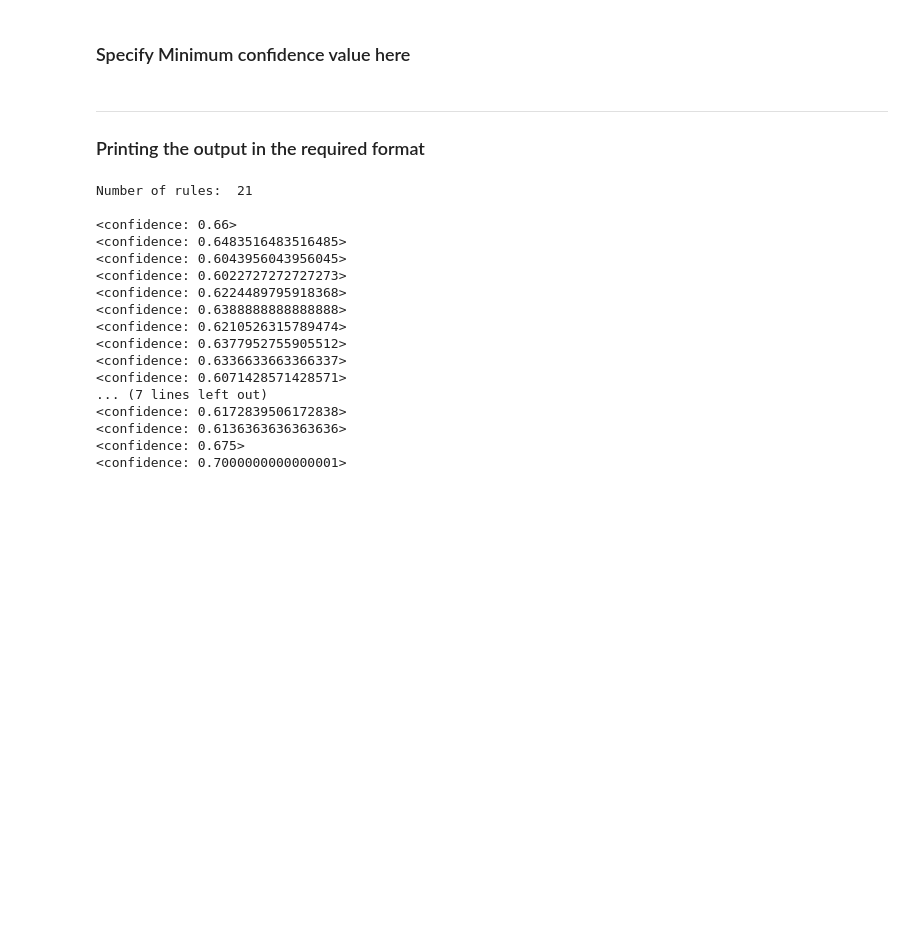
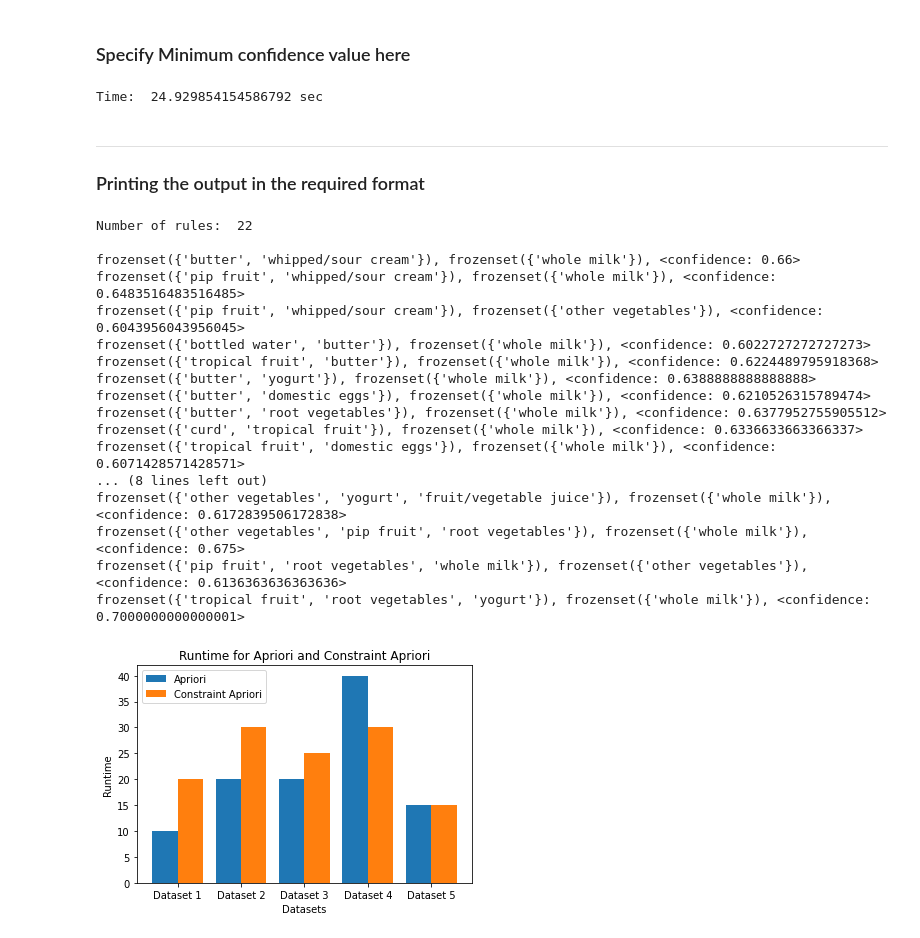
Before and after one commit to KGCVX/Apriori_constraint, a Jupyter notebook: Apriori.ipynb, the cells around one changed output. Cells and saved outputs as stored; diff of their text form; code cells hidden in the pictures; blank space fills up the shorter version.

```diff
--- a/Apriori.ipynb
+++ b/Apriori.ipynb
@@ -304,3 +305,15 @@ association_rules = association_rules(min_confidence = 0.6, support_dict = item_
+# %%
+association_rules = association_rules(min_confidence = 0.6, support_dict = item_support_dict)
+filtered_association_rules = []
+# Filter on association rules
+for rule in association_rules:
+    for constraint in constraint_list:
+        if constraint.issubset(rule[0]):
+            filtered_association_rules.append(rule)
+end = time.time()
+print("\nTime: ", end-start, "sec")
+# %% [output]
+Time:  24.929854154586792 sec
 # %% [markdown]
 ---
 ### Printing the output in the required format
@@ -308,22 +321,40 @@ association_rules = association_rules(min_confidence = 0.6, support_dict = item_
 print("Number of rules: ", len(association_rules), "\n")
 
 for rule in association_rules:
-    print('<confidence: {0}>'.format(rule[2]))
+    print('{0}, {1}, <confidence: {2}>'.format(rule[0], rule[1], rule[2]))
 # %% [output]
-Number of rules:  21
+Number of rules:  22
 
-<confidence: 0.66>
-<confidence: 0.6483516483516485>
-<confidence: 0.6043956043956045>
-<confidence: 0.6022727272727273>
-<confidence: 0.6224489795918368>
-<confidence: 0.6388888888888888>
-<confidence: 0.6210526315789474>
-<confidence: 0.6377952755905512>
-<confidence: 0.6336633663366337>
-<confidence: 0.6071428571428571>
-... (7 lines left out)
-<confidence: 0.6172839506172838>
-<confidence: 0.6136363636363636>
-<confidence: 0.675>
-<confidence: 0.7000000000000001>
+frozenset({'butter', 'whipped/sour cream'}), frozenset({'whole milk'}), <confidence: 0.66>
+frozenset({'pip fruit', 'whipped/sour cream'}), frozenset({'whole milk'}), <confidence: 0.6483516483516485>
+frozenset({'pip fruit', 'whipped/sour cream'}), frozenset({'other vegetables'}), <confidence: 0.6043956043956045>
+frozenset({'bottled water', 'butter'}), frozenset({'whole milk'}), <confidence: 0.6022727272727273>
+frozenset({'tropical fruit', 'butter'}), frozenset({'whole milk'}), <confidence: 0.6224489795918368>
+frozenset({'butter', 'yogurt'}), frozenset({'whole milk'}), <confidence: 0.6388888888888888>
+frozenset({'butter', 'domestic eggs'}), frozenset({'whole milk'}), <confidence: 0.6210526315789474>
+frozenset({'butter', 'root vegetables'}), frozenset({'whole milk'}), <confidence: 0.6377952755905512>
+frozenset({'curd', 'tropical fruit'}), frozenset({'whole milk'}), <confidence: 0.6336633663366337>
+frozenset({'tropical fruit', 'domestic eggs'}), frozenset({'whole milk'}), <confidence: 0.6071428571428571>
+... (8 lines left out)
+frozenset({'other vegetables', 'yogurt', 'fruit/vegetable juice'}), frozenset({'whole milk'}), <confidence: 0.6172839506172838>
+frozenset({'other vegetables', 'pip fruit', 'root vegetables'}), frozenset({'whole milk'}), <confidence: 0.675>
+frozenset({'pip fruit', 'root vegetables', 'whole milk'}), frozenset({'other vegetables'}), <confidence: 0.6136363636363636>
+frozenset({'tropical fruit', 'root vegetables', 'yogurt'}), frozenset({'whole milk'}), <confidence: 0.7000000000000001>
+# %%
+X = ['Dataset 1','Dataset 2','Dataset 3','Dataset 4','Dataset 5']
+Apriori_time =              [10,20,20,40,15]
+Constraint_Apriori_time =   [20,30,25,30,15]
+
+X_axis = np.arange(len(X))
+
+plt.bar(X_axis - 0.2, Apriori_time, 0.4, label = 'Apriori')
+plt.bar(X_axis + 0.2, Constraint_Apriori_time, 0.4, label = 'Constraint Apriori')
+
+plt.xticks(X_axis, X)
+plt.xlabel("Datasets")
+plt.ylabel("Runtime")
+plt.title("Runtime for Apriori and Constraint Apriori")
+plt.legend()
+plt.show()
+# %% [output]
+[figure, added]
```
Also changed, not shown: parts of 10 cells of this notebook.
